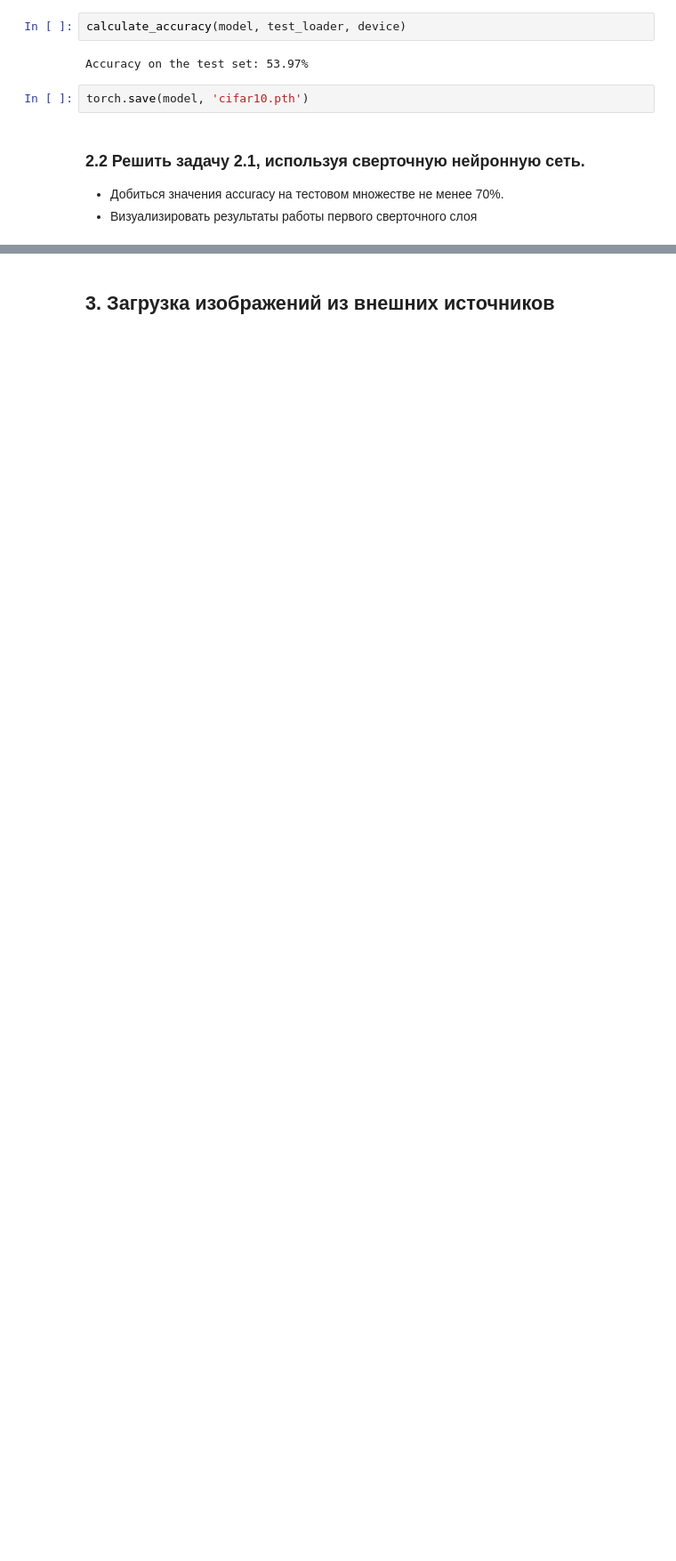
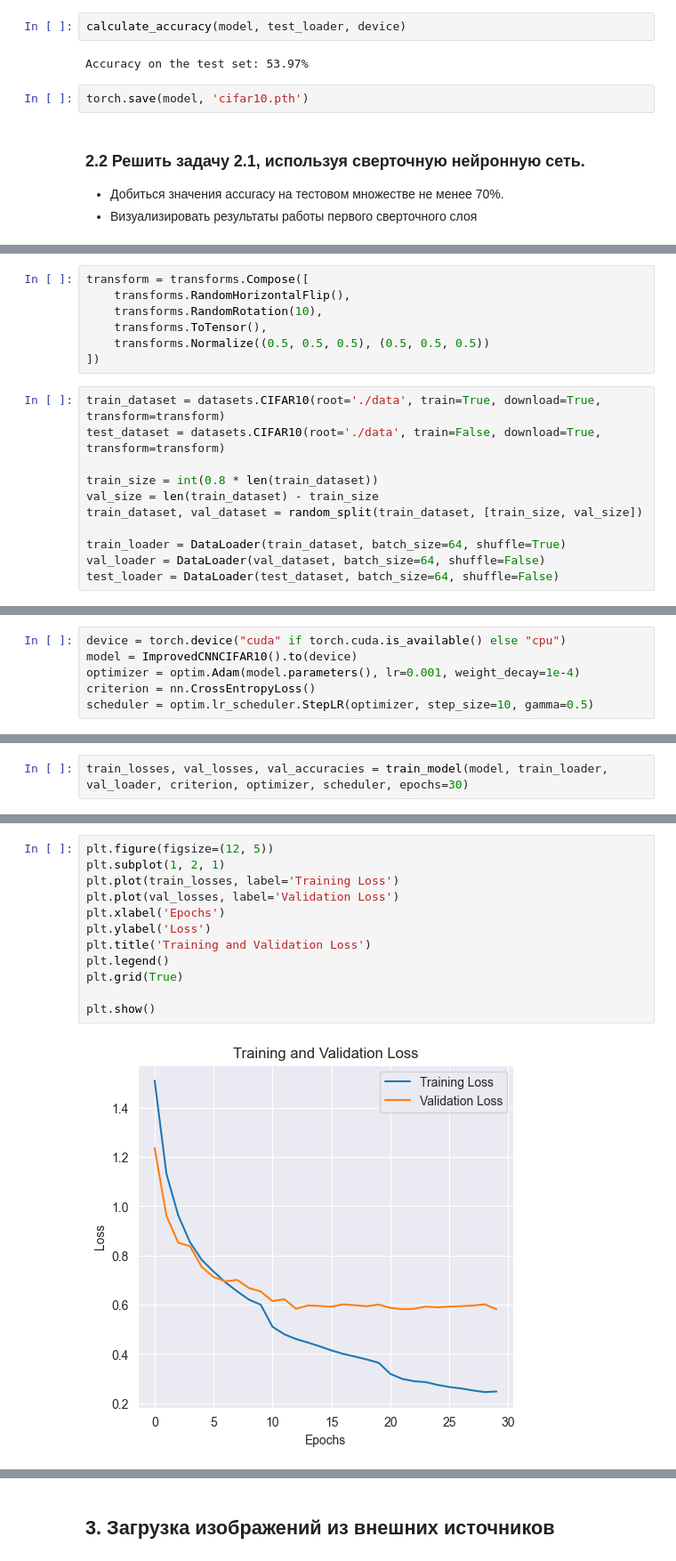
Before and after one commit to master-of-the-dungeon/ITiABD-PM22-7-Nikolay-Sedov, a Jupyter notebook: DL/blank_04_cnn.ipynb, the cells around one changed output, grey strips where cells are left out. Shown: that part at 89% size. Drawn from its saved outputs; the diff is of its cells as text; blank space fills up the shorter version.

```diff
--- a/DL/blank_04_cnn.ipynb
+++ b/DL/blank_04_cnn.ipynb
@@ -483,0 +691,18 @@ torch.save(model, 'cifar10.pth')
+# %%
+transform = transforms.Compose([
+    transforms.RandomHorizontalFlip(),
+    transforms.RandomRotation(10),
+    transforms.ToTensor(),
+    transforms.Normalize((0.5, 0.5, 0.5), (0.5, 0.5, 0.5))
+])
+# %%
+train_dataset = datasets.CIFAR10(root='./data', train=True, download=True, transform=transform)
+test_dataset = datasets.CIFAR10(root='./data', train=False, download=True, transform=transform)
+
+train_size = int(0.8 * len(train_dataset))
+val_size = len(train_dataset) - train_size
+train_dataset, val_dataset = random_split(train_dataset, [train_size, val_size])
+
+train_loader = DataLoader(train_dataset, batch_size=64, shuffle=True)
+val_loader = DataLoader(val_dataset, batch_size=64, shuffle=False)
+test_loader = DataLoader(test_dataset, batch_size=64, shuffle=False)
@@ -483,0 +712,6 @@ torch.save(model, 'cifar10.pth')
+# %%
+device = torch.device("cuda" if torch.cuda.is_available() else "cpu")
+model = ImprovedCNNCIFAR10().to(device)
+optimizer = optim.Adam(model.parameters(), lr=0.001, weight_decay=1e-4)
+criterion = nn.CrossEntropyLoss()
+scheduler = optim.lr_scheduler.StepLR(optimizer, step_size=10, gamma=0.5)
@@ -483,0 +763,2 @@ torch.save(model, 'cifar10.pth')
+# %%
+train_losses, val_losses, val_accuracies = train_model(model, train_loader, val_loader, criterion, optimizer, scheduler, epochs=30)
@@ -483,0 +783,14 @@ torch.save(model, 'cifar10.pth')
+# %%
+plt.figure(figsize=(12, 5))
+plt.subplot(1, 2, 1)
+plt.plot(train_losses, label='Training Loss')
+plt.plot(val_losses, label='Validation Loss')
+plt.xlabel('Epochs')
+plt.ylabel('Loss')
+plt.title('Training and Validation Loss')
+plt.legend()
+plt.grid(True)
+
+plt.show()
+# %% [output]
+[figure, added]
```
Also changed, not shown: parts of 27 cells of this notebook.
